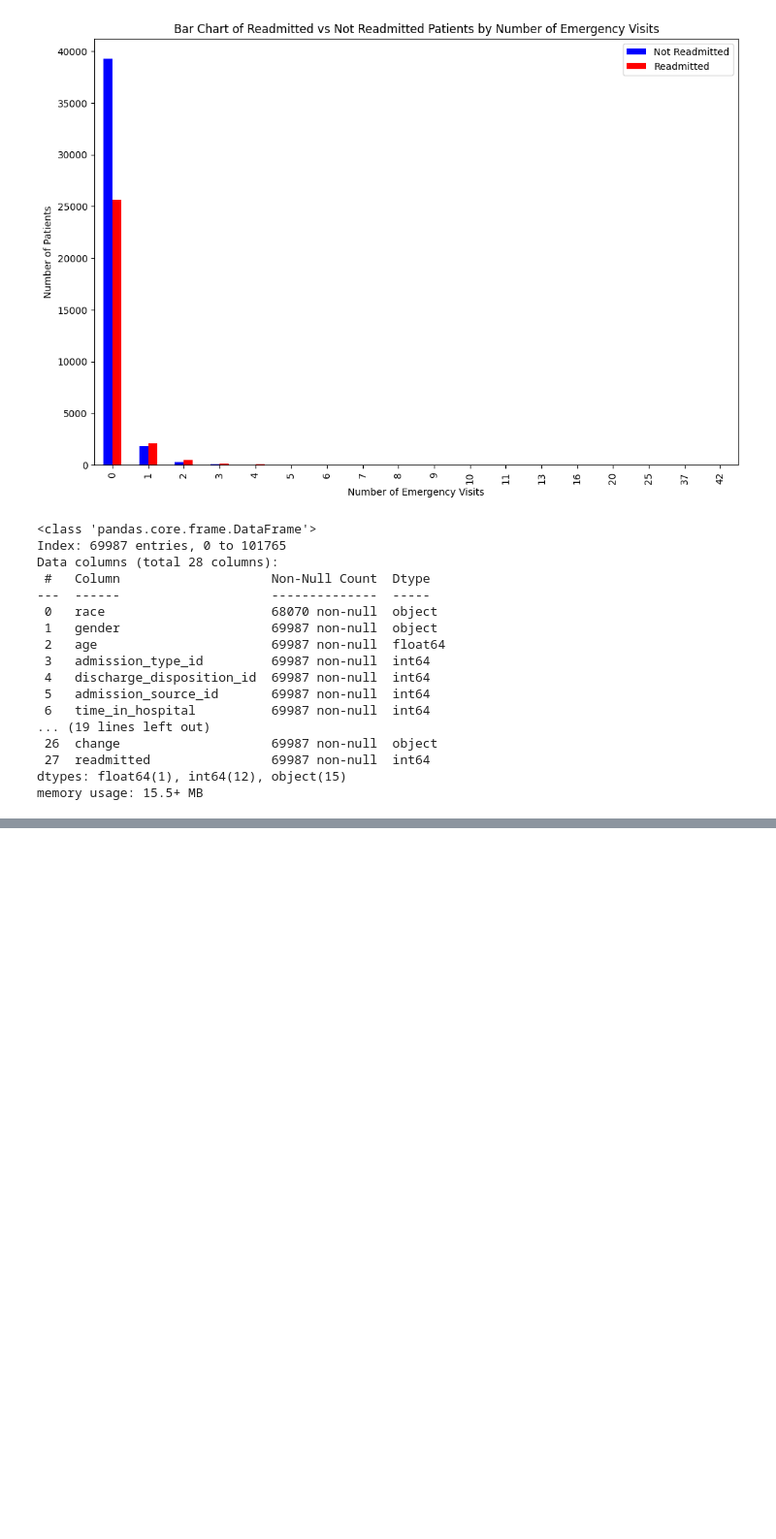
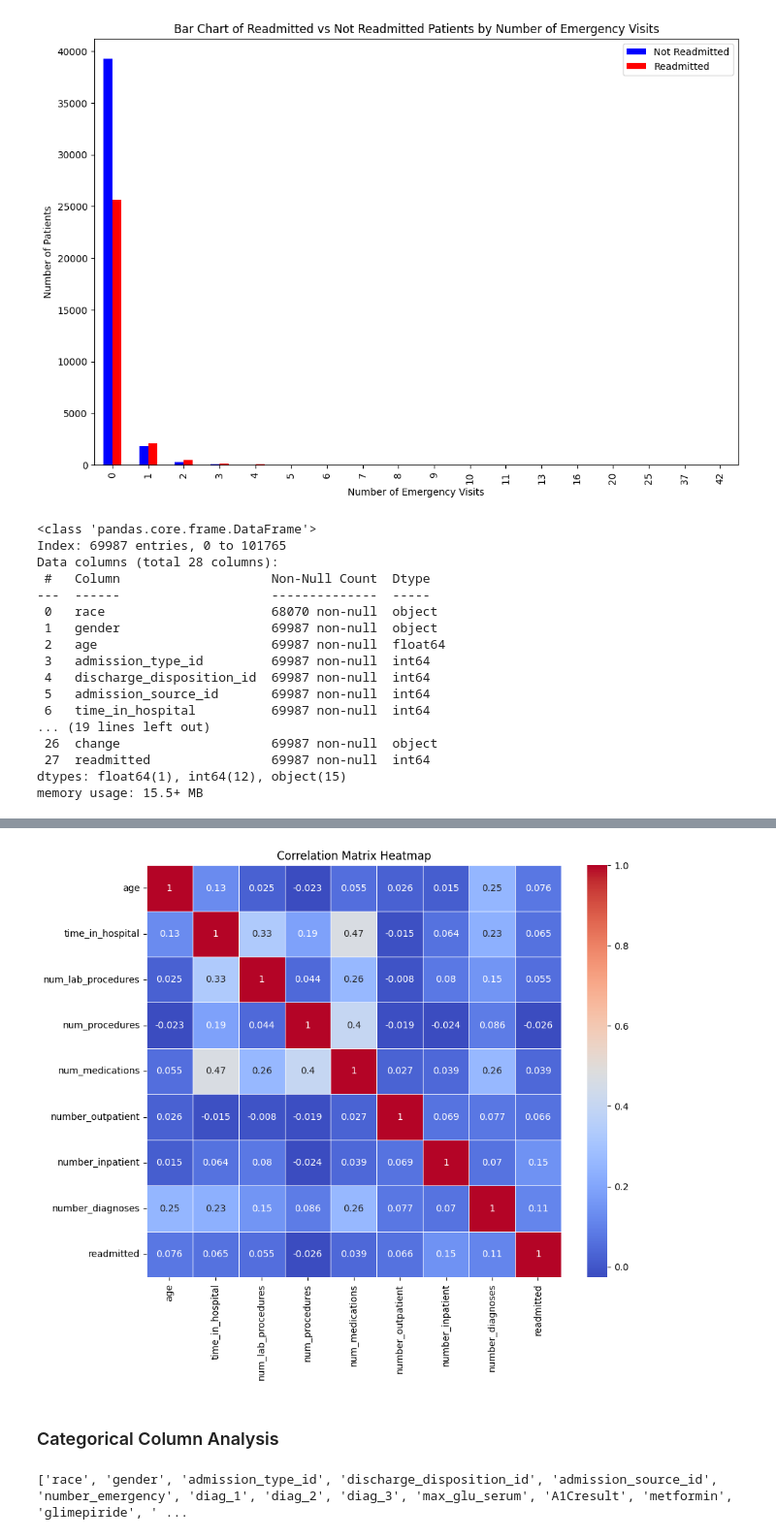
Before and after one commit to abhitoshj/diabetes-readmission, a Jupyter notebook: diabetes-readmission.ipynb, the cells around one changed output, grey strips where cells are left out. Shown at 97% size. Drawn from its saved outputs; the diff is of its cells as text; code cells hidden in the pictures; blank space fills up the shorter version.

```diff
--- a/diabetes-readmission.ipynb
+++ b/diabetes-readmission.ipynb
@@ -527,0 +587,31 @@ memory usage: 15.5+ MB
+# %%
+import seaborn as sns
+import matplotlib.pyplot as plt
+
+# Assuming df is your DataFrame and numerical_cols is a list of numerical column names
+
+# Select the numerical columns and the 'readmitted' column
+selected_columns = numerical_cols + ['readmitted']
+
+# Calculate the correlation matrix
+correlation_matrix = df[selected_columns].corr()
+
+# Plot the heatmap
+plt.figure(figsize=(10, 8))
+sns.heatmap(correlation_matrix, annot=True, cmap='coolwarm', linewidths=0.5)
+plt.title('Correlation Matrix Heatmap')
+plt.show()
+# %% [output]
+[figure, added]
+# %% [markdown]
+### Categorical Column Analysis ###
+# %%
+# Get list of all columns in df
+all_columns = df.columns.tolist()
+
+# Get list of columns that are not in numerical_cols
+categorical_cols = [col for col in all_columns if col not in numerical_cols]
+
+print(categorical_cols)
+# %% [output]
+['race', 'gender', 'admission_type_id', 'discharge_disposition_id', 'admission_source_id', 'number_emergency', 'diag_1', 'diag_2', 'diag_3', 'max_glu_serum', 'A1Cresult', 'metformin', 'glimepiride', ' ...
```
Also changed, not shown: parts of 6 cells of this notebook.
